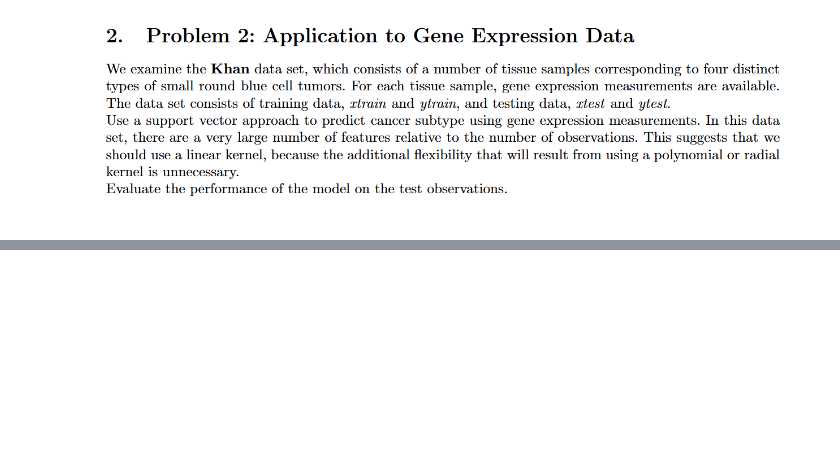
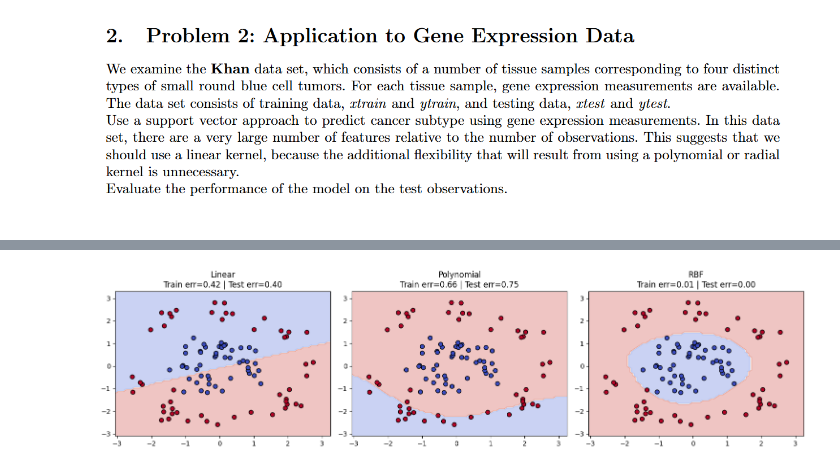
Before and after one commit to i-eat-tea/IML, a Jupyter notebook: TP4_group1/supportive_vector_machine.ipynb, the cells around one changed output, grey strips where cells are left out. Saved outputs shown, nothing was run; the diff lists cells and outputs as text; code cells hidden in the pictures; blank space fills up the shorter version.

```diff
--- a/TP4_group1/supportive_vector_machine.ipynb
+++ b/TP4_group1/supportive_vector_machine.ipynb
@@ -118,0 +189,8 @@ UFuncTypeError: ufunc 'multiply' did not contain a loop with signature matching
+# %%
+def compute_kernel_matrix(X, kernel_fn):
+    n = X.shape[0]
+    K = np.zeros((n, n))
+    for i in range(n):
+        for j in range(n):
+            K[i, j] = kernel_fn(X[i], X[j])
+    return K
@@ -118,0 +286,10 @@ UFuncTypeError: ufunc 'multiply' did not contain a loop with signature matching
+# %%
+def predict_dual(X_train, X_test, alphas, b, y_train_, kernel_fn):
+    y_pred = []
+    for x in X_test:
+        score = sum(
+            alphas[i] * y_train_[i] * kernel_fn(X_train[i], x)
+            for i in range(len(X_train))
+        )
+        y_pred.append(1 if score - b >= 0 else 0)
+    return np.array(y_pred)
@@ -118,0 +298,61 @@ UFuncTypeError: ufunc 'multiply' did not contain a loop with signature matching
+# %%
+
+# ── Generate non-linear (circular) data ──
+np.random.seed(42)
+n = 100
+r1 = np.random.randn(n // 2) * 0.3 + 1.0
+r2 = np.random.randn(n // 2) * 0.3 + 2.5
+theta1 = np.random.uniform(0, 2 * np.pi, n // 2)
+theta2 = np.random.uniform(0, 2 * np.pi, n // 2)
+
+X = np.vstack([
+    np.c_[r1 * np.cos(theta1), r1 * np.sin(theta1)],
+    np.c_[r2 * np.cos(theta2), r2 * np.sin(theta2)]
+])
+y = np.array([0] * (n // 2) + [1] * (n // 2))
+
+idx = np.random.permutation(n)
+split = int(0.8 * n)
+X_train, X_test = X[idx[:split]], X[idx[split:]]
+y_train, y_test = y[idx[:split]], y[idx[split:]]
+
+# ── Train all 3 kernels ──
+kernels = {
+    "Linear":     linear_kernel,
+    "Polynomial": lambda x1, x2: poly_kernel(x1, x2, degree=3),
+    "RBF":        lambda x1, x2: rbf_kernel(x1, x2, gamma=0.5),
+}
+
+results = {}
+for name, kfn in kernels.items():
+    print(f"Training {name}...")
+    alphas, b, y_train_ = fit_dual(X_train, y_train, kfn, C=1.0, lr=0.01, n_iters=500)
+    train_pred = predict_dual(X_train, X_train, alphas, b, y_train_, kfn)
+    test_pred  = predict_dual(X_train, X_test,  alphas, b, y_train_, kfn)
+    train_err  = np.mean(train_pred != y_train)
+    test_err   = np.mean(test_pred  != y_test)
+    results[name] = (alphas, b, y_train_, kfn, train_err, test_err)
+    print(f"  Train err: {train_err:.4f} | Test err: {test_err:.4f}")
+
+# ── Plot decision boundaries ──
+def plot_boundary(ax, X_train, y_train_, alphas, b, kfn, X_all, y_all, title):
+    x_min, x_max = X_all[:, 0].min() - 0.5, X_all[:, 0].max() + 0.5
+    y_min, y_max = X_all[:, 1].min() - 0.5, X_all[:, 1].max() + 0.5
+    xx, yy = np.meshgrid(np.linspace(x_min, x_max, 80),
+                          np.linspace(y_min, y_max, 80))
+    grid = np.c_[xx.ravel(), yy.ravel()]
+    Z = predict_dual(X_train, grid, alphas, b, y_train_, kfn)
+    Z = Z.reshape(xx.shape)
+    ax.contourf(xx, yy, Z, alpha=0.3, cmap='coolwarm')
+    ax.scatter(X_all[:, 0], X_all[:, 1], c=y_all, cmap='coolwarm', edgecolors='k', s=40)
+    ax.set_title(title)
+
+fig, axes = plt.subplots(1, 3, figsize=(15, 4))
+for ax, (name, (alphas, b, y_train_, kfn, tr_err, te_err)) in zip(axes, results.items()):
+    plot_boundary(ax, X_train, y_train_, alphas, b, kfn, X, y,
+                  f"{name}\nTrain err={tr_err:.2f} | Test err={te_err:.2f}")
+
+plt.tight_layout()
+plt.savefig("svm_comparison.png", dpi=150)
+plt.show()
+# %% [output]
@@ -118,0 +365 @@ UFuncTypeError: ufunc 'multiply' did not contain a loop with signature matching
+[figure, added]
```
Also changed, not shown: parts of 15 cells of this notebook, 1 other file.
